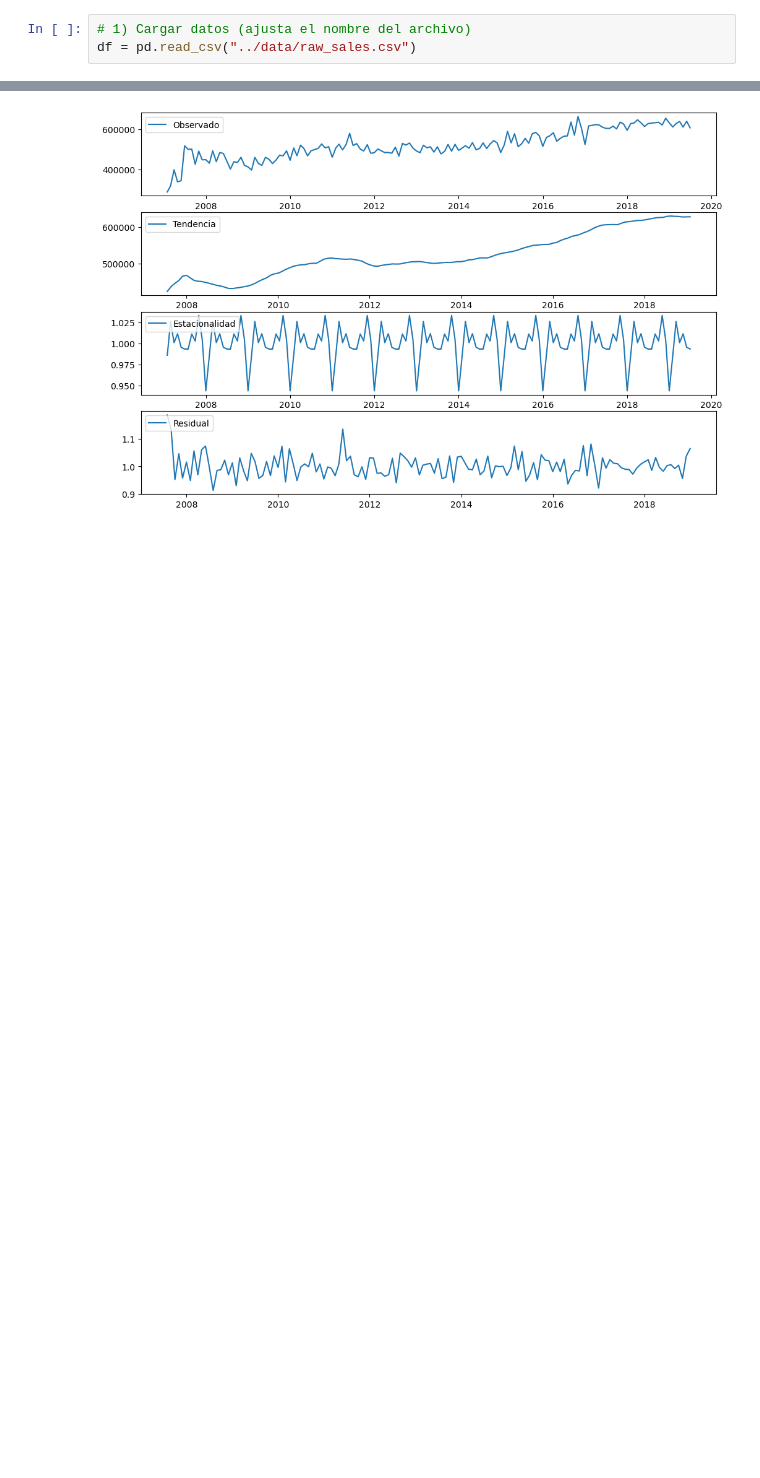
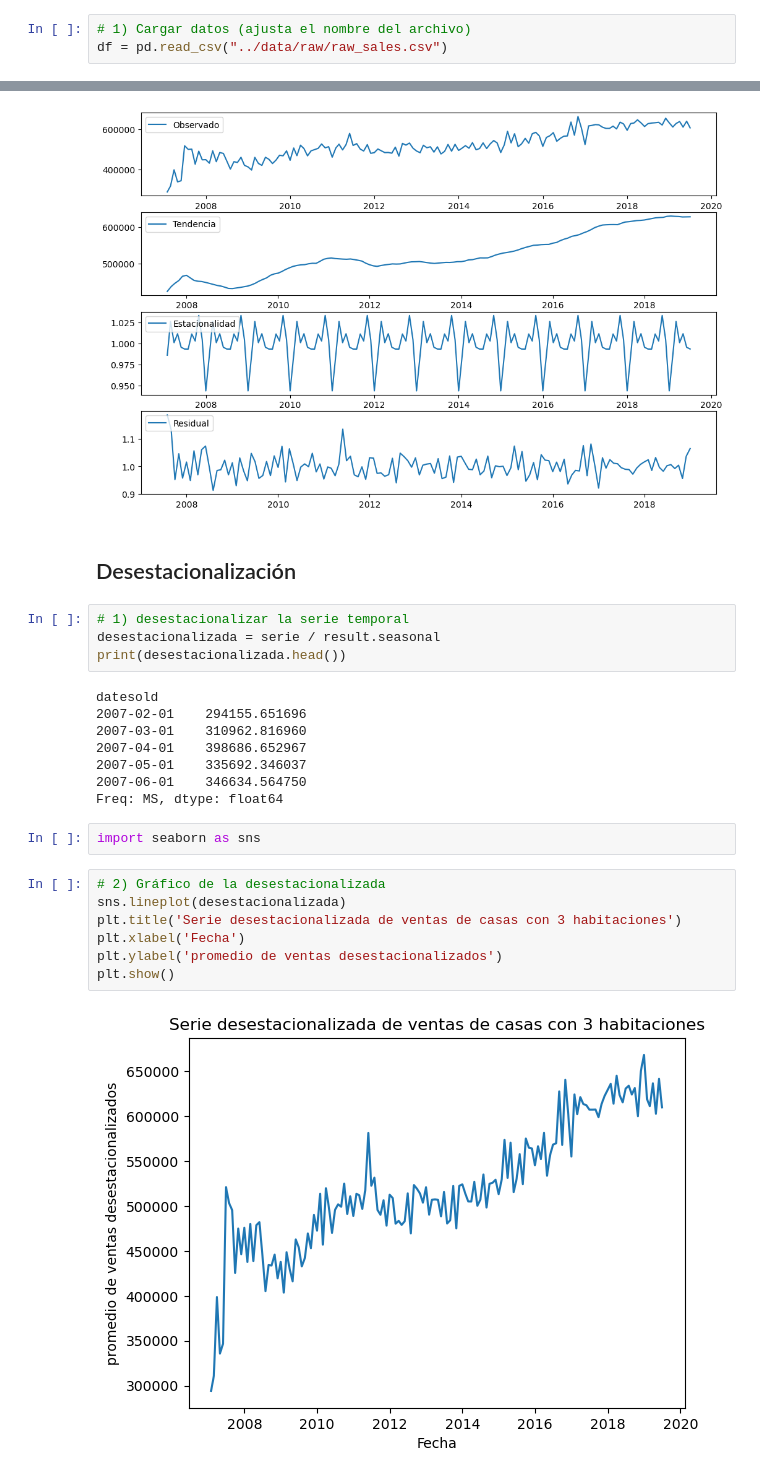
Before and after one commit to danielrawlins21/series_temporales_analisis_prediccion, a Jupyter notebook: notebooks/analisis_previo.ipynb, the cells around one changed output, grey strips where cells are left out. Saved outputs shown, nothing was run; the diff lists cells and outputs as text; blank space fills up the shorter version.

```diff
--- a/notebooks/analisis_previo.ipynb
+++ b/notebooks/analisis_previo.ipynb
@@ -4,7 +4,7 @@ import numpy as np
 import matplotlib.pyplot as plt
 # %%
 # 1) Cargar datos (ajusta el nombre del archivo)
-df = pd.read_csv("../data/raw_sales.csv")
+df = pd.read_csv("../data/raw/raw_sales.csv")
 # %%
 df.info()
 # %% [output]
@@ -127,3 +127,28 @@ plt.legend(loc='upper left')
 plt.show()
 # %% [output]
 [figure]
+# %% [markdown]
+## Desestacionalización
+# %%
+# 1) desestacionalizar la serie temporal
+desestacionalizada = serie / result.seasonal
+print(desestacionalizada.head())
+# %% [output]
+datesold
+2007-02-01    294155.651696
+2007-03-01    310962.816960
+2007-04-01    398686.652967
+2007-05-01    335692.346037
+2007-06-01    346634.564750
+Freq: MS, dtype: float64
+# %%
+import seaborn as sns
+# %%
+# 2) Gráfico de la desestacionalizada
+sns.lineplot(desestacionalizada)
+plt.title('Serie desestacionalizada de ventas de casas con 3 habitaciones')
+plt.xlabel('Fecha')
+plt.ylabel('promedio de ventas desestacionalizados')
+plt.show()
+# %% [output]
+[figure, added]
```
Also changed, not shown: parts of 5 cells of this notebook, 11 other files.
